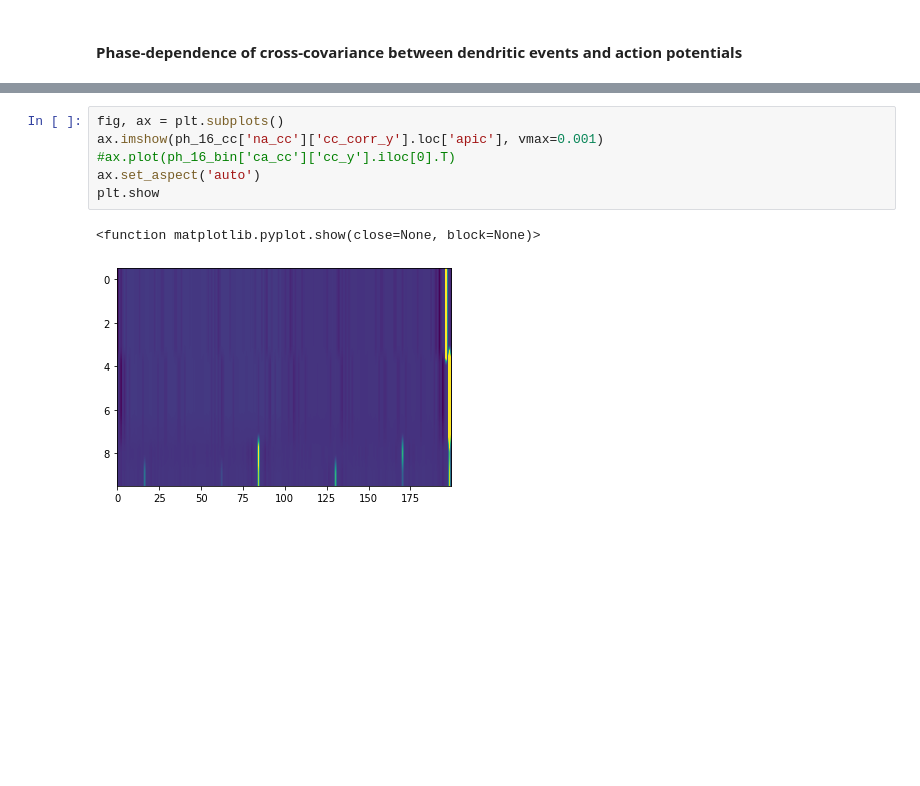
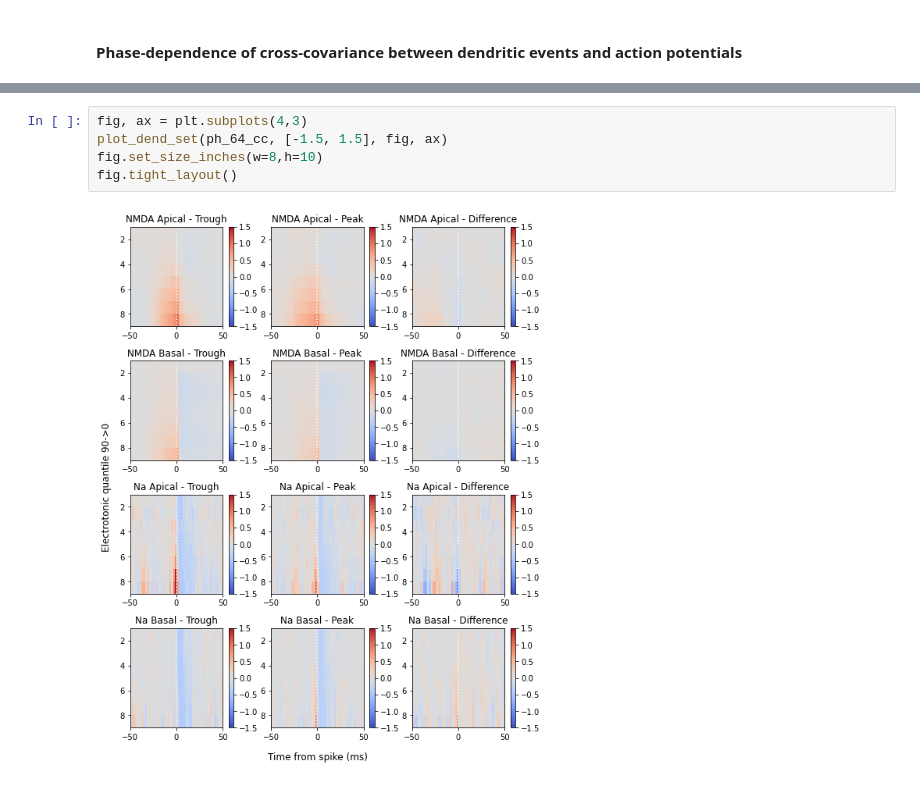
Before and after one commit to dbheadley/InhibOnDendComp, a Jupyter notebook: scripts/DendSpike_RhythmicInh_PoissonExc.ipynb, the cells around one changed output, grey strips where cells are left out. Drawn from its saved outputs; the diff is of its cells as text; blank space fills up the shorter version.

```diff
--- a/scripts/DendSpike_RhythmicInh_PoissonExc.ipynb
+++ b/scripts/DendSpike_RhythmicInh_PoissonExc.ipynb
@@ -325,9 +328,7 @@ KeyError: 'nmda_a'
-# %%
-fig, ax = plt.subplots()
-ax.imshow(ph_16_cc['na_cc']['cc_corr_y'].loc['apic'], vmax=0.001)
-#ax.plot(ph_16_bin['ca_cc']['cc_y'].iloc[0].T)
-ax.set_aspect('auto')
-plt.show
-# %% [output]
-<function matplotlib.pyplot.show(close=None, block=None)>
-[figure, removed]
+# %%
+fig, ax = plt.subplots(4,3)
+plot_dend_set(ph_64_cc, [-1.5, 1.5], fig, ax)
+fig.set_size_inches(w=8,h=10)
+fig.tight_layout()
+# %% [output]
+[figure, added]
```
Also changed, not shown: parts of 3 cells of this notebook, 1 other file.
